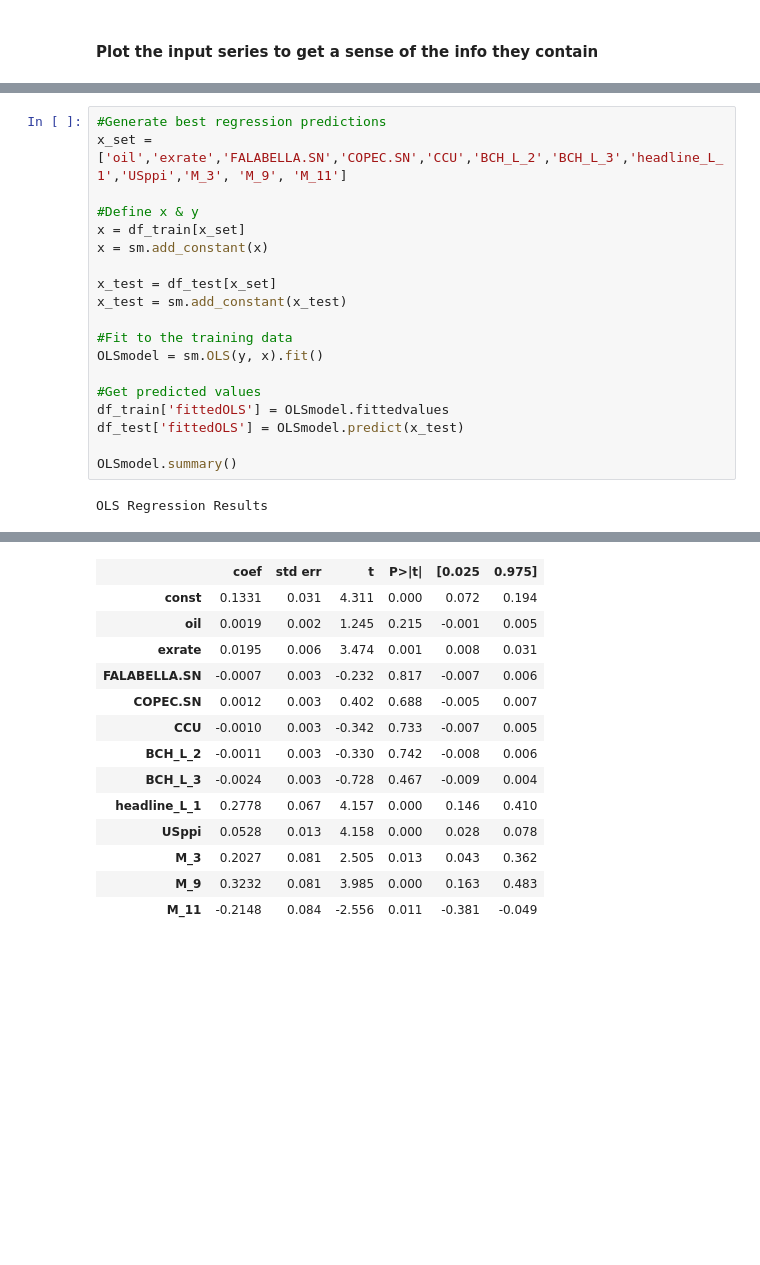
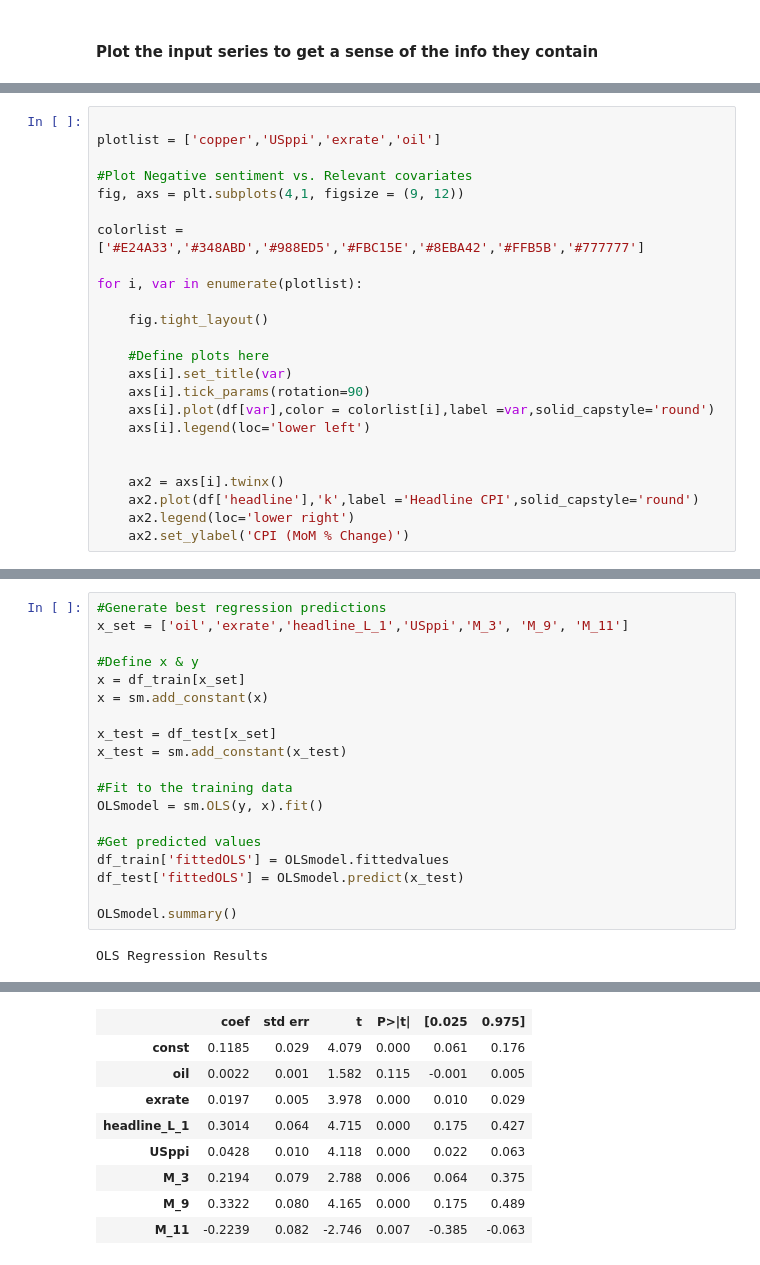
Before and after one commit to willcrossb/Latam_CPI_nowcast, a Jupyter notebook: Chile_headline_nowcast.ipynb, the cells around one changed output, grey strips where cells are left out. Drawn from its saved outputs; the diff is of its cells as text; blank space fills up the shorter version.

```diff
--- a/Chile_headline_nowcast.ipynb
+++ b/Chile_headline_nowcast.ipynb
@@ -132,0 +121,24 @@ df[['headline','BCH']].plot()
+# %%
+
+plotlist = ['copper','USppi','exrate','oil']
+
+#Plot Negative sentiment vs. Relevant covariates
+fig, axs = plt.subplots(4,1, figsize = (9, 12))
+
+colorlist = ['#E24A33','#348ABD','#988ED5','#FBC15E','#8EBA42','#FFB5B','#777777']
+
+for i, var in enumerate(plotlist):
+
+    fig.tight_layout()
+
+    #Define plots here
+    axs[i].set_title(var)
+    axs[i].tick_params(rotation=90)
+    axs[i].plot(df[var],color = colorlist[i],label =var,solid_capstyle='round')
+    axs[i].legend(loc='lower left')
+
+
+    ax2 = axs[i].twinx()
+    ax2.plot(df['headline'],'k',label ='Headline CPI',solid_capstyle='round')
+    ax2.legend(loc='lower right')
+    ax2.set_ylabel('CPI (MoM % Change)')
@@ -190,7 +205,7 @@ Notes:
 [1] Standard Errors assume that the covariance matrix of the errors is correctly specified.
 # %%
 #Generate best regression predictions
-x_set = ['oil','exrate','FALABELLA.SN','COPEC.SN','CCU','BCH_L_2','BCH_L_3','headline_L_1','USppi','M_3', 'M_9', 'M_11']
+x_set = ['oil','exrate','headline_L_1','USppi','M_3', 'M_9', 'M_11']
 
 #Define x & y
 x = df_train[x_set]
@@ -220,15 +235,10 @@ OLS Regression Results
 | Covariance Type: | nonrobust |  |  |
 |  | coef | std err | t | P>|t| | [0.025 | 0.975] |
-| const | 0.1331 | 0.031 | 4.311 | 0.000 | 0.072 | 0.194 |
-| oil | 0.0019 | 0.002 | 1.245 | 0.215 | -0.001 | 0.005 |
-| exrate | 0.0195 | 0.006 | 3.474 | 0.001 | 0.008 | 0.031 |
-| FALABELLA.SN | -0.0007 | 0.003 | -0.232 | 0.817 | -0.007 | 0.006 |
-| COPEC.SN | 0.0012 | 0.003 | 0.402 | 0.688 | -0.005 | 0.007 |
-| CCU | -0.0010 | 0.003 | -0.342 | 0.733 | -0.007 | 0.005 |
-| BCH_L_2 | -0.0011 | 0.003 | -0.330 | 0.742 | -0.008 | 0.006 |
-| BCH_L_3 | -0.0024 | 0.003 | -0.728 | 0.467 | -0.009 | 0.004 |
-| headline_L_1 | 0.2778 | 0.067 | 4.157 | 0.000 | 0.146 | 0.410 |
-| USppi | 0.0528 | 0.013 | 4.158 | 0.000 | 0.028 | 0.078 |
-| M_3 | 0.2027 | 0.081 | 2.505 | 0.013 | 0.043 | 0.362 |
-| M_9 | 0.3232 | 0.081 | 3.985 | 0.000 | 0.163 | 0.483 |
-| M_11 | -0.2148 | 0.084 | -2.556 | 0.011 | -0.381 | -0.049 |
+| const | 0.1185 | 0.029 | 4.079 | 0.000 | 0.061 | 0.176 |
+| oil | 0.0022 | 0.001 | 1.582 | 0.115 | -0.001 | 0.005 |
+| exrate | 0.0197 | 0.005 | 3.978 | 0.000 | 0.010 | 0.029 |
+| headline_L_1 | 0.3014 | 0.064 | 4.715 | 0.000 | 0.175 | 0.427 |
+| USppi | 0.0428 | 0.010 | 4.118 | 0.000 | 0.022 | 0.063 |
+| M_3 | 0.2194 | 0.079 | 2.788 | 0.006 | 0.064 | 0.375 |
+| M_9 | 0.3322 | 0.080 | 4.165 | 0.000 | 0.175 | 0.489 |
+| M_11 | -0.2239 | 0.082 | -2.746 | 0.007 | -0.385 | -0.063 |
```
Also changed, not shown: parts of 10 cells of this notebook.
